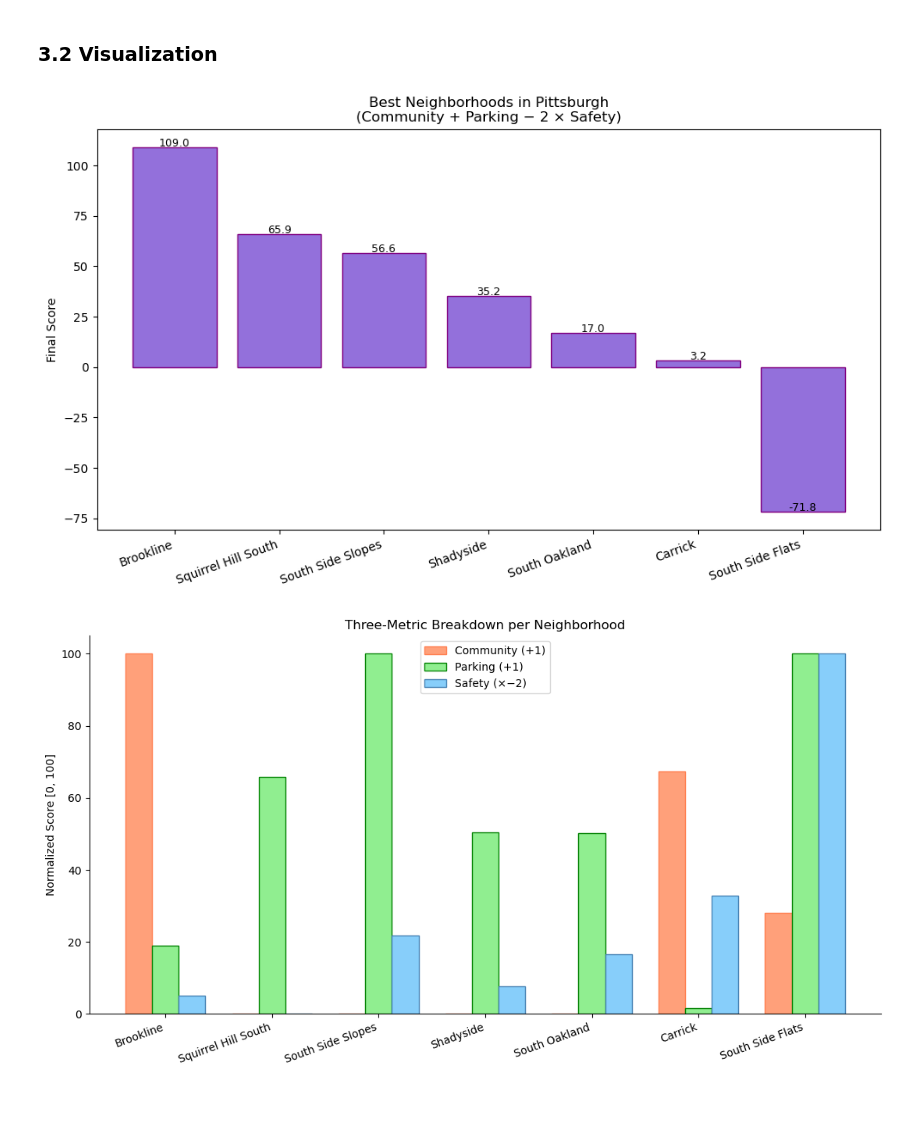
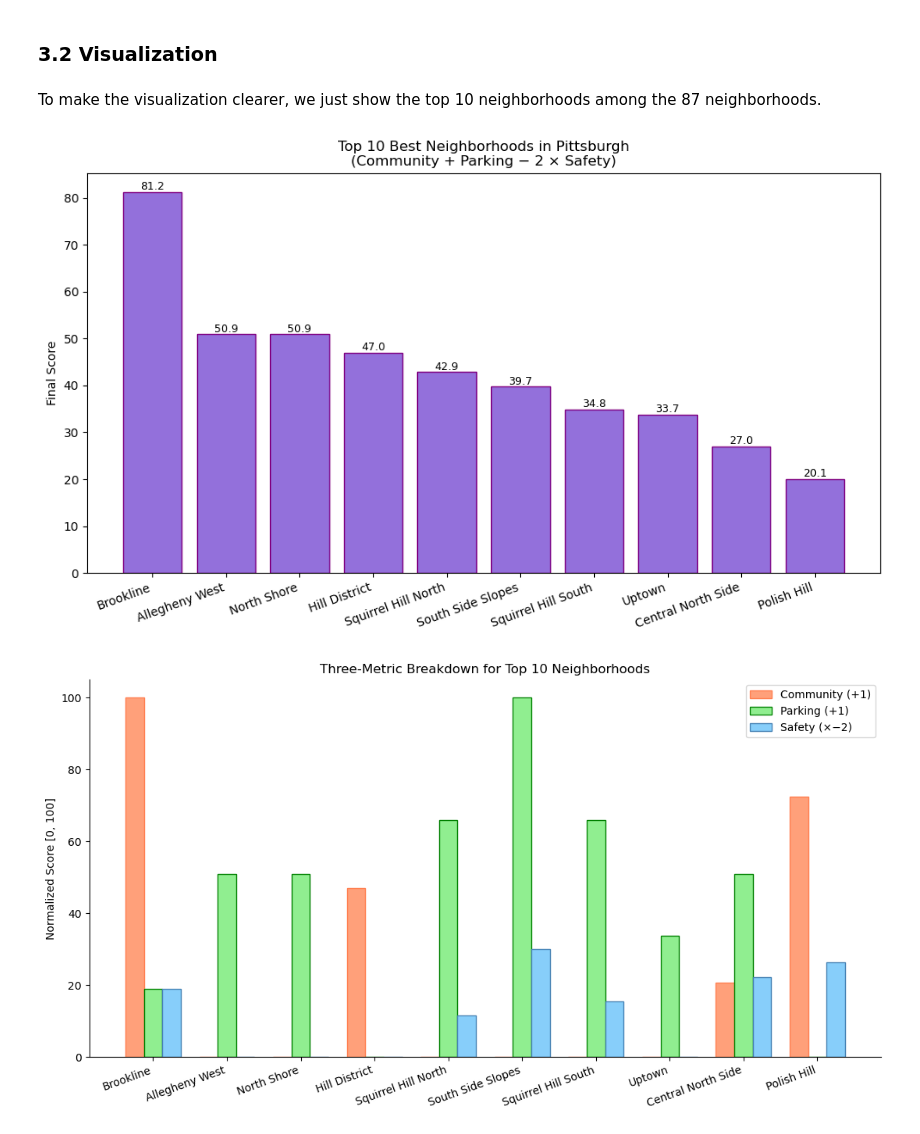
Before and after one commit to wrylht/Final-project-0011, a Jupyter notebook: combined_analysis.ipynb, the cells around one changed output. Saved outputs shown, nothing was run; the diff lists cells and outputs as text; code cells hidden in the pictures; blank space fills up the shorter version.

```diff
--- a/combined_analysis.ipynb
+++ b/combined_analysis.ipynb
@@ -365,11 +382,14 @@ We normalize all scores to a common scale of 0 to 100. This ensures that each me
 contributes proportionally to the final score, regardless of their original units or ranges.
 # %%
 def normalize(series):
+    if series.max() == series.min():
+        return series * 0
     return ((series - series.min()) / (series.max() - series.min())) * 100
-
-merged['safety_norm']    = normalize(merged['safety_score_capped'])  # 0=safest, 100=most dangerous
-merged['community_norm'] = normalize(merged['community_score'])       # 0=least active, 100=most active
-merged['parking_norm']   = merged['parking_score'] * 100             # already in [0,1], scale to [0,100]
-
+merged['safety_norm'] = normalize(merged['safety_score_capped'])   # 0=safest, 100=most dangerous
+merged['community_norm'] = merged['community_score'] / merged['community_score'].max() * 100
+if merged['parking_score'].max() <= 1:
+    merged['parking_norm'] = merged['parking_score'] * 100
+else:
+    merged['parking_norm'] = merged['parking_score'] / merged['parking_score'].max() * 100
 print(merged[['neighborhood', 'safety_norm', 'community_norm', 'parking_norm']].to_string(index=False))
 # %% [output]
@@ -423,41 +460,44 @@ BEST NEIGHBORHOODS IN PITTSBURGH (all 3 datasets)
 # %% [markdown]
 ### 3.2 Visualization
+# %% [markdown]
+To make the visualization clearer, we just show the top 10 neighborhoods among the 87 neighborhoods.
 # %%
 # Visualization 1: Final combined score
+top10_result = result.head(10)
 plt.figure(figsize=(10, 6))
-plt.bar(result['neighborhood'], result['final_score'], color='mediumpurple', edgecolor='purple')
+plt.bar(top10_result['neighborhood'], top10_result['final_score'], color='mediumpurple', edgecolor='purple')
 plt.xticks(rotation=20, ha='right')
 plt.ylabel('Final Score')
-plt.title('Best Neighborhoods in Pittsburgh\n(Community + Parking − 2 × Safety)')
-for i, row in result.iterrows():
+plt.title('Top 10 Best Neighborhoods in Pittsburgh\n(Community + Parking − 2 × Safety)')
+for i, row in top10_result.iterrows():
     plt.text(i, row['final_score'] + 0.5, f"{row['final_score']:.1f}", ha='center', fontsize=9)
 plt.tight_layout()
 plt.savefig('combined_final.png', dpi=150, bbox_inches='tight')
 plt.show()
 
 # Visualization 2: Per-metric breakdown
-x = range(len(result))
+x = range(len(top10_result))
 bar_w = 0.25
 fig, ax = plt.subplots(figsize=(11, 6))
-ax.bar([i - bar_w for i in x], result['community_norm'], bar_w,
+ax.bar([i - bar_w for i in x], top10_result['community_norm'], bar_w,
        label='Community (+1)', color='LightSalmon', edgecolor='coral')
-ax.bar(x,                      result['parking_norm'],   bar_w,
-       label='Parking (+1)',   color='LightGreen',  edgecolor='green')
-ax.bar([i + bar_w for i in x], result['safety_norm'],    bar_w,
-       label='Safety (×−2)',   color='LightSkyBlue', edgecolor='steelblue')
+ax.bar(x, top10_result['parking_norm'], bar_w,
+       label='Parking (+1)', color='LightGreen', edgecolor='green')
+ax.bar([i + bar_w for i in x], top10_result['safety_norm'], bar_w,
+       label='Safety (×−2)', color='LightSkyBlue', edgecolor='steelblue')
 ax.set_xticks(list(x))
-ax.set_xticklabels(result['neighborhood'], rotation=20, ha='right')
+ax.set_xticklabels(top10_result['neighborhood'], rotation=20, ha='right')
 ax.set_ylabel('Normalized Score [0, 100]')
-ax.set_title('Three-Metric Breakdown per Neighborhood')
+ax.set_title('Three-Metric Breakdown for Top 10 Neighborhoods')
 ax.legend()
 ax.spines['top'].set_visible(False)
 ax.spines['right'].set_visible(False)
 plt.tight_layout()
 plt.savefig('combined_breakdown.png', dpi=150, bbox_inches='tight')
 plt.show()
 # %% [output]
-[figure, old version]
+[figure, new version]
-[figure, old version]
+[figure, new version]
 # %% [markdown]
 ## 4.1 Conclusion
 
```
Also changed, not shown: parts of 8 cells of this notebook.
